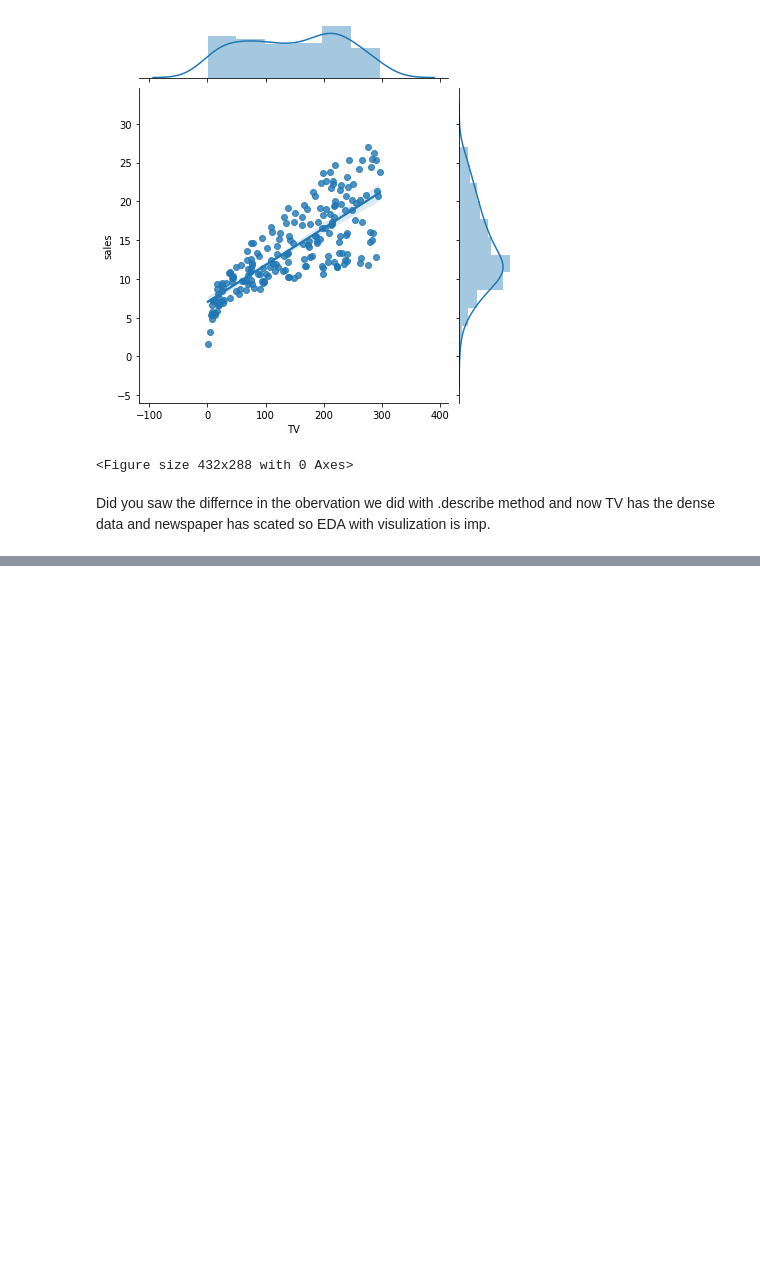
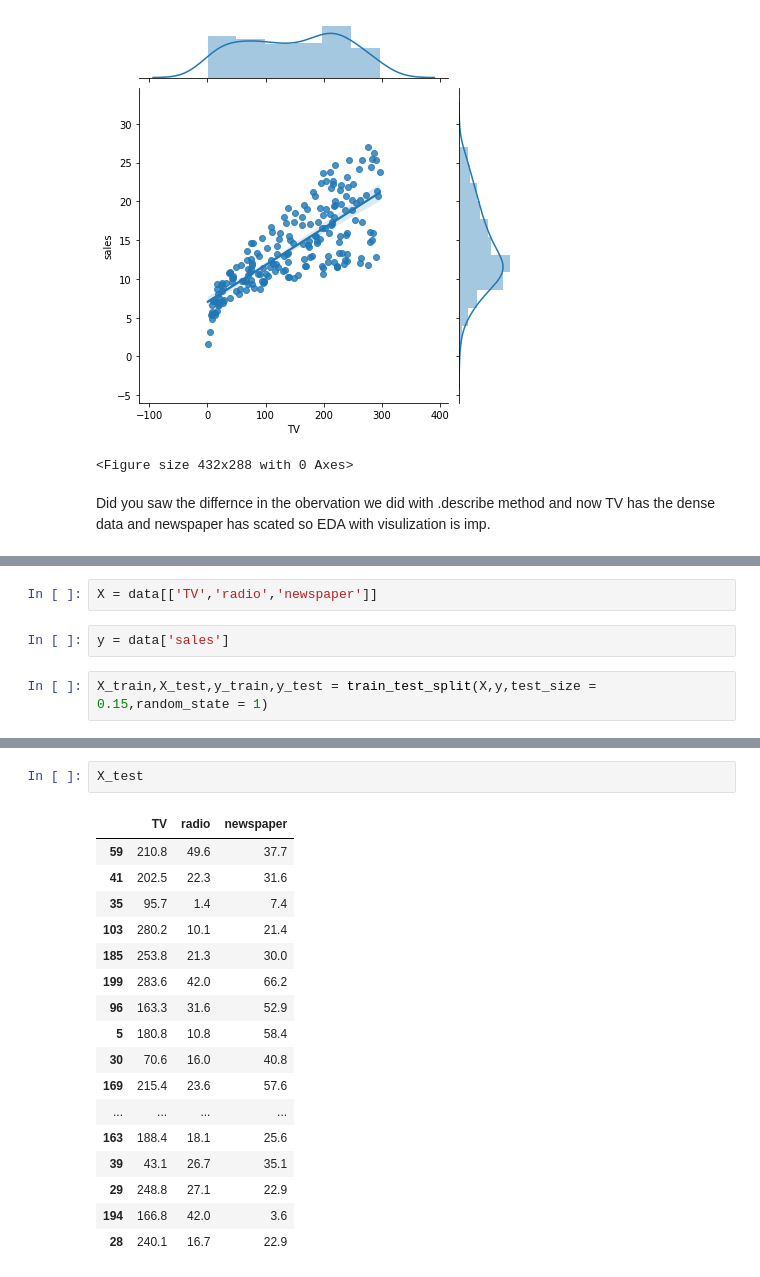
Before and after one commit to IshantWadhwa4/Machine_Learning, a Jupyter notebook: Supervisedlearning/LinReg/LinReg.ipynb, the cells around one changed output, grey strips where cells are left out. Cells and saved outputs as stored; diff of their text form; blank space fills up the shorter version.

```diff
--- a/Supervisedlearning/LinReg/LinReg.ipynb
+++ b/Supervisedlearning/LinReg/LinReg.ipynb
@@ -101,0 +122,6 @@ Did you saw the differnce in the obervation we did with .describe method and now
+# %%
+X = data[['TV','radio','newspaper']]
+# %%
+y = data['sales']
+# %%
+X_train,X_test,y_train,y_test = train_test_split(X,y,test_size = 0.15,random_state = 1)
@@ -101,0 +144,20 @@ Did you saw the differnce in the obervation we did with .describe method and now
+# %%
+X_test
+# %% [output]
+|  | TV | radio | newspaper |
+| 59 | 210.8 | 49.6 | 37.7 |
+| 41 | 202.5 | 22.3 | 31.6 |
+| 35 | 95.7 | 1.4 | 7.4 |
+| 103 | 280.2 | 10.1 | 21.4 |
+| 185 | 253.8 | 21.3 | 30.0 |
+| 199 | 283.6 | 42.0 | 66.2 |
+| 96 | 163.3 | 31.6 | 52.9 |
+| 5 | 180.8 | 10.8 | 58.4 |
+| 30 | 70.6 | 16.0 | 40.8 |
+| 169 | 215.4 | 23.6 | 57.6 |
+| ... | ... | ... | ... |
+| 163 | 188.4 | 18.1 | 25.6 |
+| 39 | 43.1 | 26.7 | 35.1 |
+| 29 | 248.8 | 27.1 | 22.9 |
+| 194 | 166.8 | 42.0 | 3.6 |
+| 28 | 240.1 | 16.7 | 22.9 |
```
Also changed, not shown: parts of 24 cells of this notebook.
